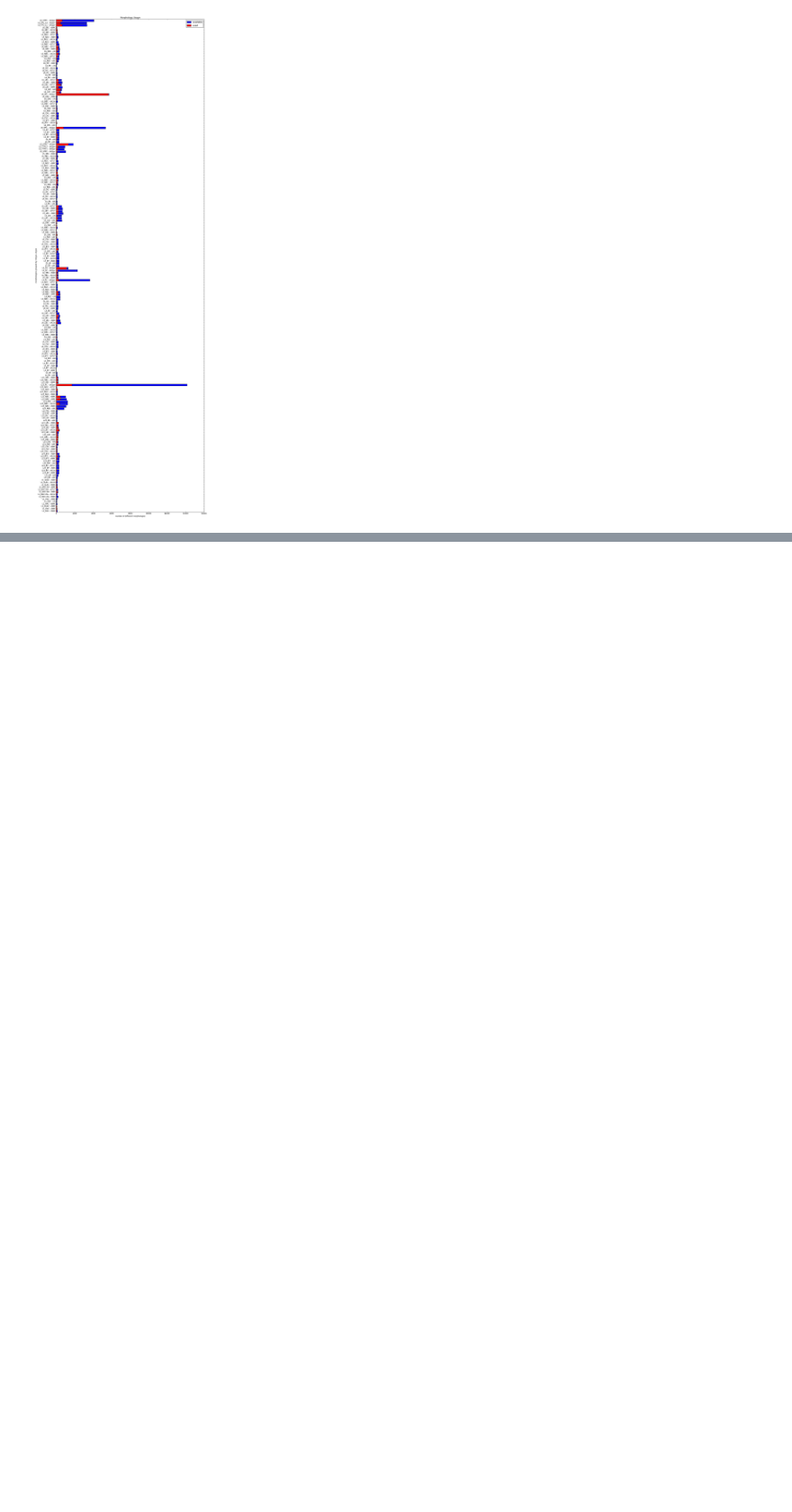
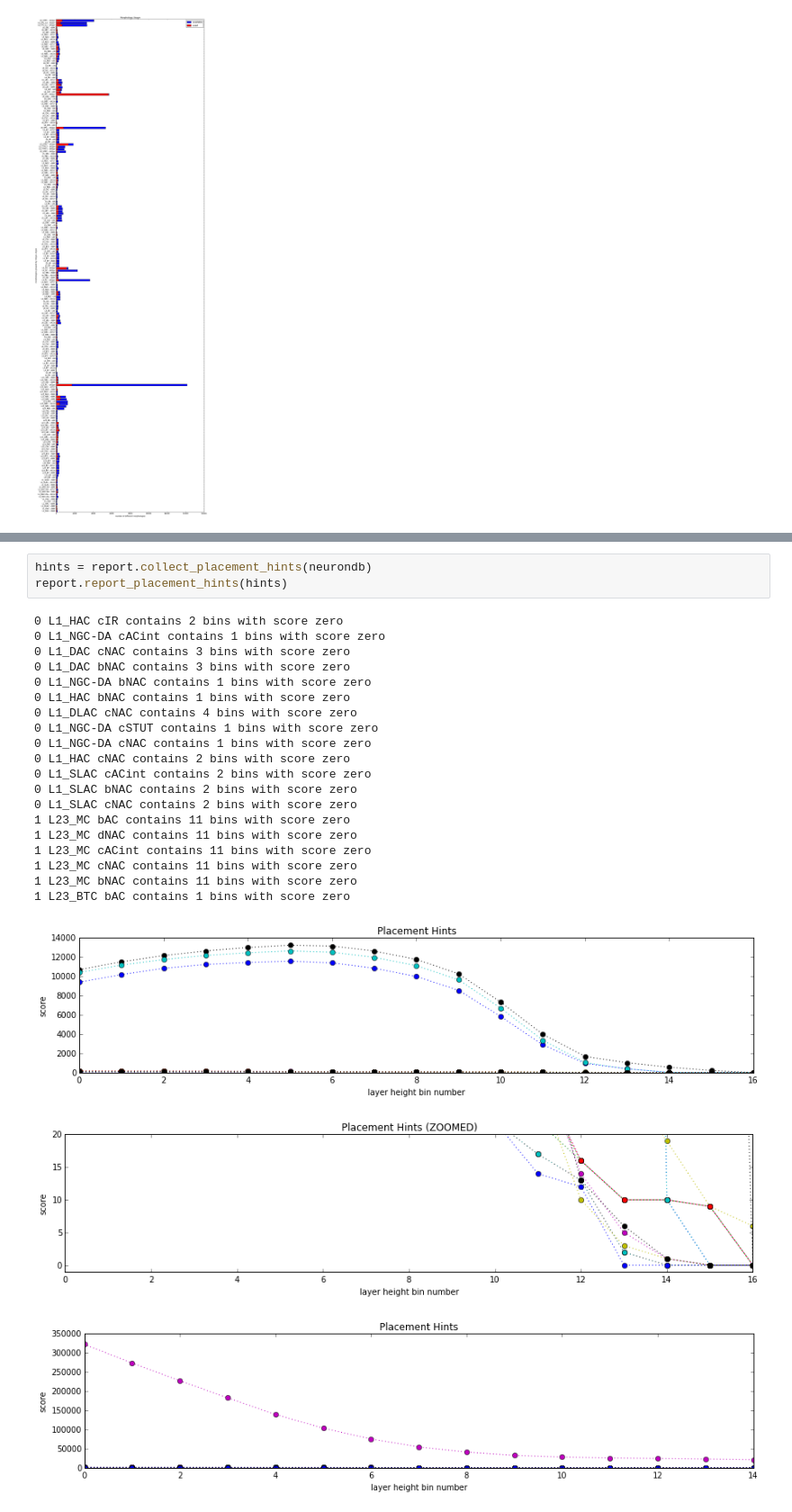
Before and after one commit to BlueBrain/voxcell, a Jupyter notebook: notebooks/MicrocircuitAnalysis.ipynb, the cells around one changed output, grey strips where cells are left out. Shown at 90% size. Drawn from its saved outputs; the diff is of its cells as text; blank space fills up the shorter version.

Commit message:
look at missing morphologies and placement hints
Change-Id: I3f54866c0cf745a7b5acd76106a41f47ca98d5a0

```diff
--- a/notebooks/MicrocircuitAnalysis.ipynb
+++ b/notebooks/MicrocircuitAnalysis.ipynb
@@ -184,0 +188,26 @@ report.report_morphology_used(neurondb, bbp_merged)
+# %%
+hints = report.collect_placement_hints(neurondb)
+report.report_placement_hints(hints)
+# %% [output]
+0 L1_HAC cIR contains 2 bins with score zero
+0 L1_NGC-DA cACint contains 1 bins with score zero
+0 L1_DAC cNAC contains 3 bins with score zero
+0 L1_DAC bNAC contains 3 bins with score zero
+0 L1_NGC-DA bNAC contains 1 bins with score zero
+0 L1_HAC bNAC contains 1 bins with score zero
+0 L1_DLAC cNAC contains 4 bins with score zero
+0 L1_NGC-DA cSTUT contains 1 bins with score zero
+0 L1_NGC-DA cNAC contains 1 bins with score zero
+0 L1_HAC cNAC contains 2 bins with score zero
+0 L1_SLAC cACint contains 2 bins with score zero
+0 L1_SLAC bNAC contains 2 bins with score zero
+0 L1_SLAC cNAC contains 2 bins with score zero
+1 L23_MC bAC contains 11 bins with score zero
+1 L23_MC dNAC contains 11 bins with score zero
+1 L23_MC cACint contains 11 bins with score zero
+1 L23_MC cNAC contains 11 bins with score zero
+1 L23_MC bNAC contains 11 bins with score zero
+1 L23_BTC bAC contains 1 bins with score zero
+[figure, added]
+[figure, added]
+[figure, added]
```
Also changed, not shown: parts of 2 cells of this notebook, 2 other files.
